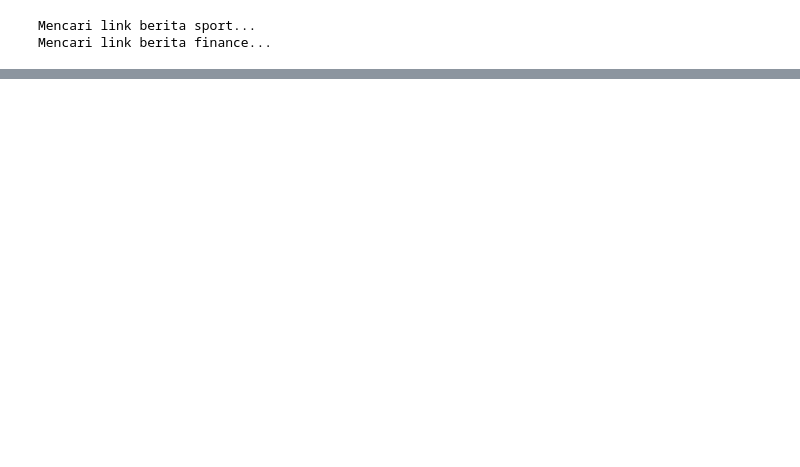
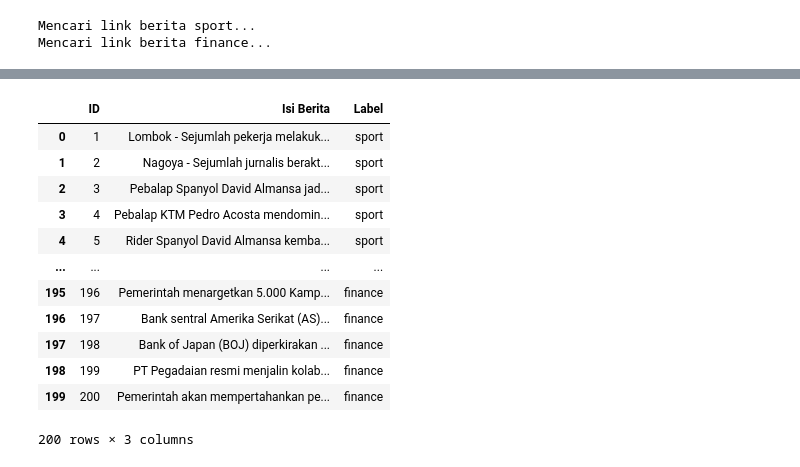
Before and after one commit to Nicoulass/ppw, a Jupyter notebook: Notebooks/materi1.ipynb, the cells around one changed output, grey strips where cells are left out. Cells and saved outputs as stored; diff of their text form; code cells hidden in the pictures; blank space fills up the shorter version.

```diff
--- a/Notebooks/materi1.ipynb
+++ b/Notebooks/materi1.ipynb
@@ -187,0 +160,24 @@ display(df)
+# %%
+import os
+
+df = pd.DataFrame(data_berita)
+
+os.makedirs('output', exist_ok=True)
+
+df.to_csv('output/crawling_detik.csv', index=False)
+
+display(df)
+# %% [output]
+|  | ID | Isi Berita | Label |
+| 0 | 1 | Lombok - Sejumlah pekerja melakuk... | sport |
+| 1 | 2 | Nagoya - Sejumlah jurnalis berakt... | sport |
+| 2 | 3 | Pebalap Spanyol David Almansa jad... | sport |
+| 3 | 4 | Pebalap KTM Pedro Acosta mendomin... | sport |
+| 4 | 5 | Rider Spanyol David Almansa kemba... | sport |
+| ... | ... | ... | ... |
+| 195 | 196 | Pemerintah menargetkan 5.000 Kamp... | finance |
+| 196 | 197 | Bank sentral Amerika Serikat (AS)... | finance |
+| 197 | 198 | Bank of Japan (BOJ) diperkirakan ... | finance |
+| 198 | 199 | PT Pegadaian resmi menjalin kolab... | finance |
+| 199 | 200 | Pemerintah akan mempertahankan pe... | finance |
+200 rows × 3 columns
```
Also changed, not shown: parts of 17 cells of this notebook, 14 other files.
